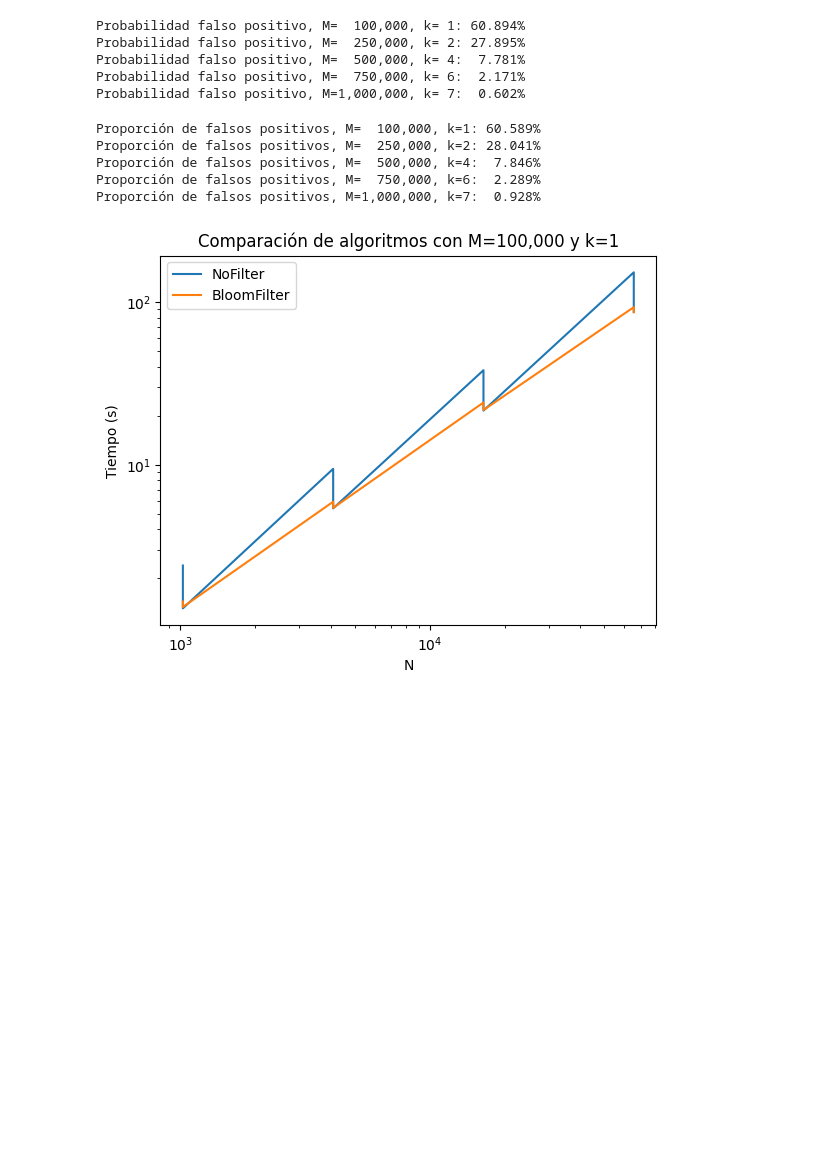
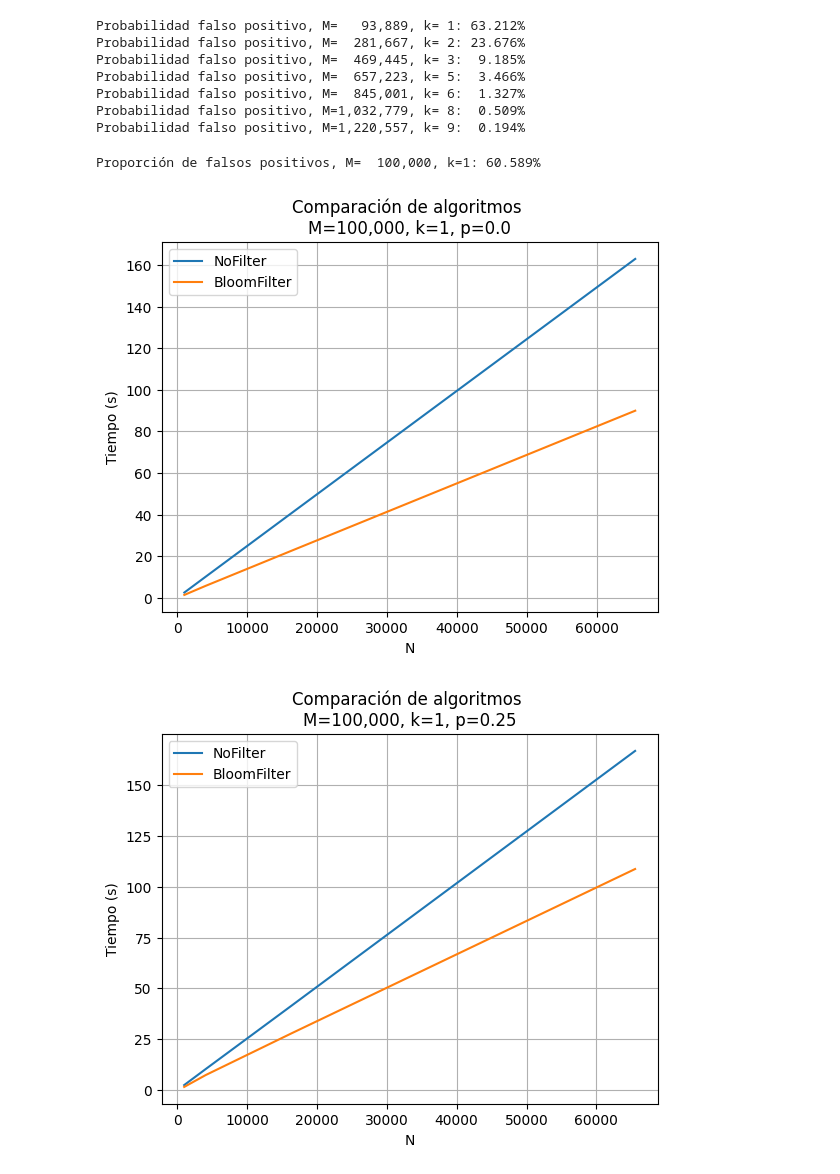
Before and after one commit to frgonzal/Bloom-Filter, a Jupyter notebook: results/results.ipynb, the cells around one changed output. Saved outputs shown, nothing was run; the diff lists cells and outputs as text; code cells hidden in the pictures; blank space fills up the shorter version.

```diff
--- a/results/results.ipynb
+++ b/results/results.ipynb
@@ -9,16 +9,19 @@ def get_opt_k(m: int) -> int:
 def get_false_positive_rate(m: int, k: int) -> float:
     return (1 - np.exp(-(k*numNames)/m))**k
 
-for M in [100_000, 250_000, 500_000, 750_000, 1_000_000]:
+
+for M in [numNames*i for i in range(1, 14, 2)]:
     k = get_opt_k(M)
     fp_rate = get_false_positive_rate(M, k)
     print(f"Probabilidad falso positivo, {M=:9,}, {k=:2}: {fp_rate*100:6.3f}%")
 # %% [output]
-Probabilidad falso positivo, M=  100,000, k= 1: 60.894%
-Probabilidad falso positivo, M=  250,000, k= 2: 27.895%
-Probabilidad falso positivo, M=  500,000, k= 4:  7.781%
-Probabilidad falso positivo, M=  750,000, k= 6:  2.171%
-Probabilidad falso positivo, M=1,000,000, k= 7:  0.602%
+Probabilidad falso positivo, M=   93,889, k= 1: 63.212%
+Probabilidad falso positivo, M=  281,667, k= 2: 23.676%
+Probabilidad falso positivo, M=  469,445, k= 3:  9.185%
+Probabilidad falso positivo, M=  657,223, k= 5:  3.466%
+Probabilidad falso positivo, M=  845,001, k= 6:  1.327%
+Probabilidad falso positivo, M=1,032,779, k= 8:  0.509%
+Probabilidad falso positivo, M=1,220,557, k= 9:  0.194%
 # %%
 import pandas as pd
 
@@ -39,35 +42,38 @@ def get_fp_rate_df(df: pd.DataFrame, M: int, k: int) -> float:
 df = pd.read_csv("results.csv")
 
 
-for M in [100_000, 250_000, 500_000, 750_000, 1_000_000]:
+for M in [100_000]:
     k = get_opt_k(M)
     print(f"Proporción de falsos positivos, {M=:9,}, {k=}: {get_fp_rate_df(df, M, k):6.3f}%")
 # %% [output]
 Proporción de falsos positivos, M=  100,000, k=1: 60.589%
-Proporción de falsos positivos, M=  250,000, k=2: 28.041%
-Proporción de falsos positivos, M=  500,000, k=4:  7.846%
-Proporción de falsos positivos, M=  750,000, k=6:  2.289%
-Proporción de falsos positivos, M=1,000,000, k=7:  0.928%
 # %%
 import matplotlib.pyplot as plt
 
-def cmp_graph(M: int, k: int) -> None:
+def cmp_graph(M: int, k: int, p: float) -> None:
     df = pd.read_csv("results.csv")
     df = df[df["M"] == M]
     df = df[df["k"] == k]
+    df = df[df["p"] == p]
 
     fig, ax = plt.subplots()
-    ax.set_title(f"Comparación de algoritmos con {M=:,} y {k=}")
+    ax.set_title(f"Comparación de algoritmos \n{M=:,}, {k=}, {p=}")
     ax.set_xlabel("N")
     ax.set_ylabel("Tiempo (s)")
 
     for db in df["DB"].unique():
         db_df = df[df["DB"] == db]
         ax.plot(db_df["N"], db_df["Time"], label=db)
 
     ax.legend()
+    ax.grid()
     plt.show()
 
-cmp_graph(100_000, 1)
+cmp_graph(100_000, 1, 0.0)
+cmp_graph(100_000, 1, 0.25)
+cmp_graph(100_000, 1, 0.5)
+cmp_graph(100_000, 1, 0.75)
+cmp_graph(100_000, 1, 1.0)
 # %% [output]
-[figure, old version]
+[figure, new version]
+[figure, added]
```
Also changed, not shown: parts of 1 cell of this notebook, 2 other files.
